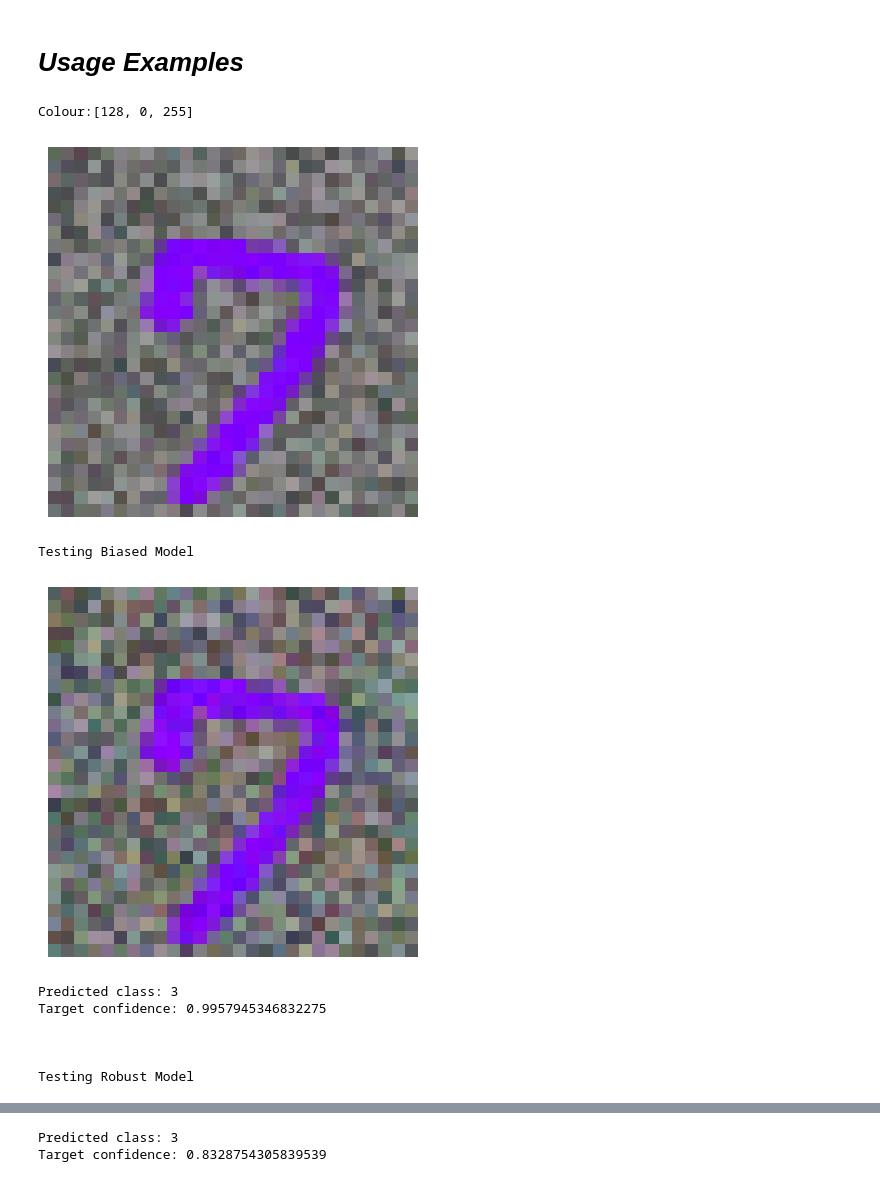
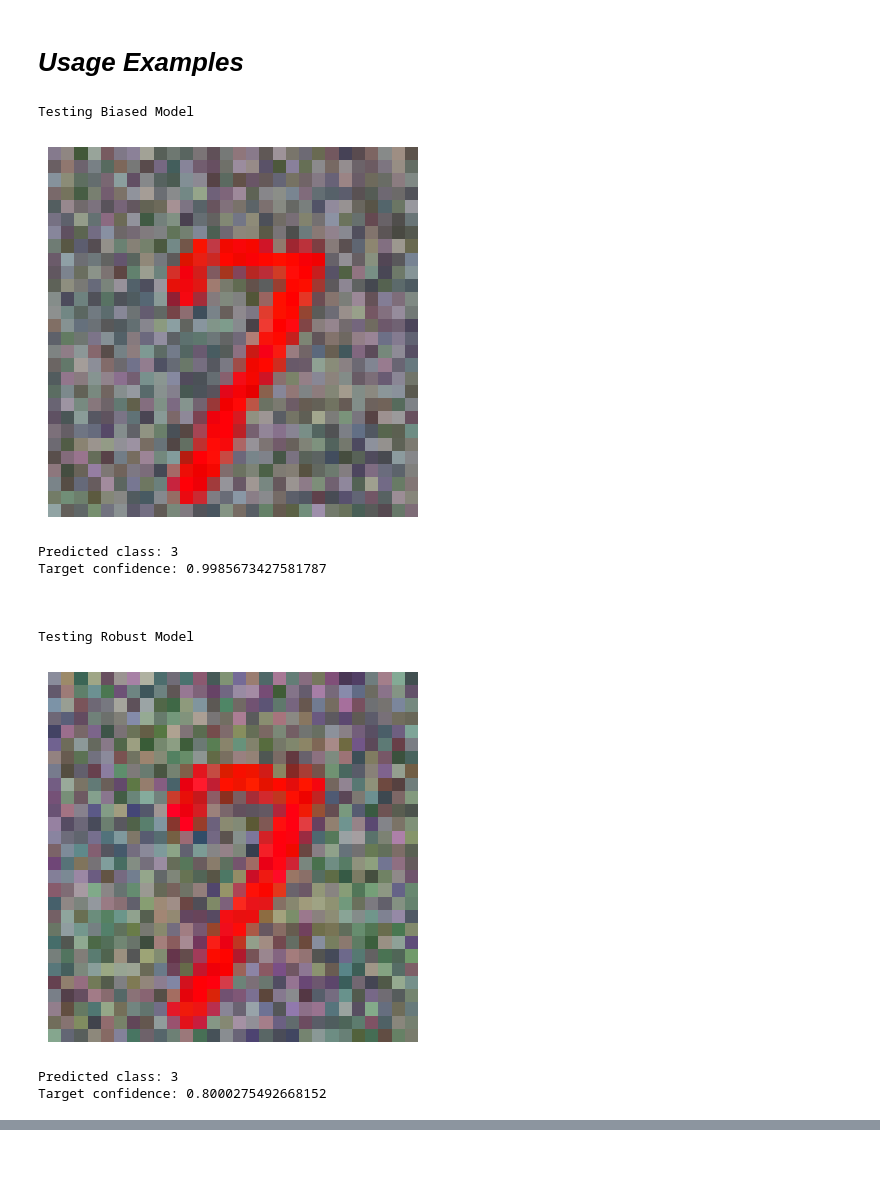
Before and after one commit to Saketh6126/Precog, a Jupyter notebook: Task5.ipynb, the cells around one changed output, grey strips where cells are left out. Cells and saved outputs as stored; diff of their text form; code cells hidden in the pictures.

```diff
--- a/Task5.ipynb
+++ b/Task5.ipynb
@@ -178,9 +178,9 @@ def targeted_pgd(
     model,
     x,
     target_label,
-    epsilon = 12.75, # 0.05 * 255
-    alpha = 1.5,
-    steps=30
+    epsilon, # 0.05 * 255
+    alpha,
+    steps
 ):
     """
     Targeted PGD attack.
@@ -238,34 +238,33 @@ def targeted_pgd(
 device = torch.device("cuda" if torch.cuda.is_available() else "cpu")
 
 Biased_Models = "Models"
-biased_model_path = os.path.join(Biased_Models, "cheater_cnn3_24_fg")
+biased_model_path = os.path.join(Biased_Models, "cheater_cnn3_24.pth")
 
 Robust_Models = "Robust_Models"
-robust_model_path = os.path.join(Robust_Models, "cnn3_24_v2_5_2_10_85_96")
+robust_model_path = os.path.join(Robust_Models, "cnn3_24_v2_85.pth")
 
 # Import your model class (e.g., from previous cells)
 biased_model = load_model(CheaterCNN, biased_model_path, device)
 robust_model = load_model(CheaterCNN, robust_model_path, device)
 
-# For now, assuming model is already loaded as 'model'
-# Uncomment above and load your actual model if needed
+# Comment this part if u want to fix the image and vary the hyperparams
+# Get digit from dataset
+# digit, label = get_digit_from_dataset(7)
+# # Color the digit
+# colored_img, img_tensor = create_colored_digit(digit, label, is_hard_set=False)
+# plt.imshow(colored_img)
+# plt.axis('off')
+# plt.show()
 
-# Get digit from dataset
-digit, label = get_digit_from_dataset(7)
-
-# Color the digit
-colored_img, img_tensor = create_colored_digit(digit, label, is_hard_set=False)
-plt.imshow(colored_img)
-plt.axis('off')
-plt.show()
-
-x = img_tensor.to(device)
+# x = img_tensor.to(device)
 target_label = 3
 
 print("Testing Biased Model")
 x_adv_biased = targeted_pgd(
     model=biased_model,
     x=x,
+    epsilon = 7.5,
+    alpha=1.5,
     target_label=target_label,
     steps=10
 )
@@ -280,40 +279,44 @@ plt.show()
 with torch.no_grad():
     logits = biased_model(x_adv_biased)
     probs = torch.softmax(logits, dim=1)
 
 print("Predicted class:", probs.argmax(dim=1).item())
 print("Target confidence:", probs[0, target_label].item())
 
 print("\n\n")
 
 print("Testing Robust Model")
 x_adv_robust = targeted_pgd(
     model=robust_model,
     x=x,
+    epsilon = 20,
+    alpha=1.5,
     target_label=target_label,
+    steps=10
 )
 
 img = x_adv_robust.detach().cpu()[0]      # (3, 28, 28)
 img = img.permute(1, 2, 0)             # (28, 28, 3)
 img = img.numpy()
 plt.imshow(img.astype(np.uint8))
 plt.axis('off')
 plt.show()
 
 with torch.no_grad():
     logits = robust_model(x_adv_robust)
     probs = torch.softmax(logits, dim=1)
 
 print("Predicted class:", probs.argmax(dim=1).item())
 print("Target confidence:", probs[0, target_label].item())
 # %% [output]
-Colour:[128, 0, 255]
+Testing Biased Model
-[figure, old version]
+[figure, new version]
-Testing Biased Model
+Predicted class: 3
+Target confidence: 0.9985673427581787
+
+
+
+Testing Robust Model
-[figure, old version]
+[figure, new version]
 Predicted class: 3
-Target confidence: 0.9957945346832275
-
-
-
-Testing Robust Model
+Target confidence: 0.8000275492668152
@@ -321,2 +322,0 @@ Testing Robust Model
-Predicted class: 3
-Target confidence: 0.8328754305839539
```
Also changed, not shown: parts of 1 cell of this notebook, 4 other files.
